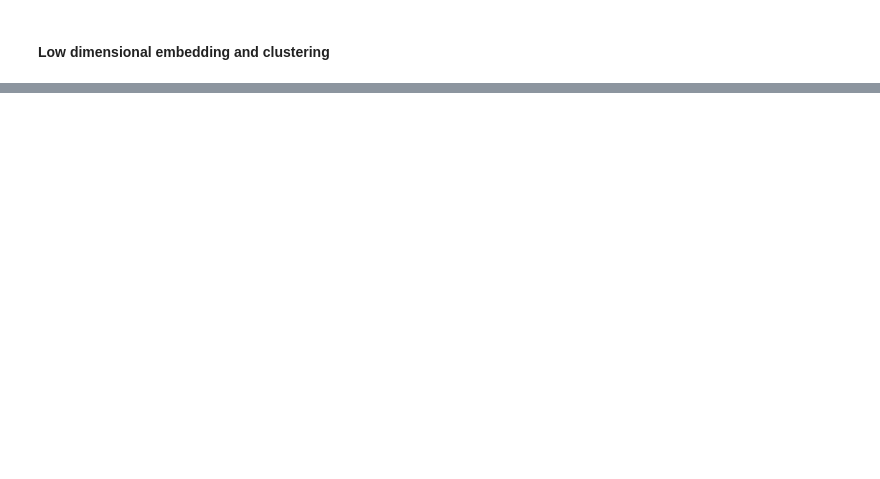
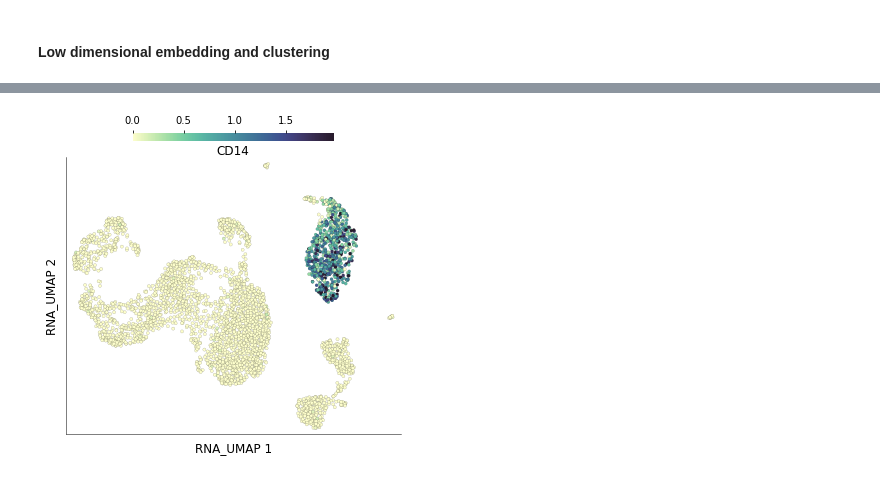
Before and after one commit to mujtababarsi/Scarf-workflow-PBMC, a Jupyter notebook: Scarf scRna-seq Analysis.ipynb, the cells around one changed output, grey strips where cells are left out. Drawn from its saved outputs; the diff is of its cells as text; code cells hidden in the pictures; blank space fills up the shorter version.

```diff
--- a/Scarf scRna-seq Analysis.ipynb
+++ b/Scarf scRna-seq Analysis.ipynb
@@ -219,0 +292,3 @@ ds.cells.head()
+# %%
+ds.plot_layout(layout_key='RNA_UMAP', color_by='CD14')
+# %% [output]
@@ -219,0 +296 @@ ds.cells.head()
+[figure, added]
```
Also changed, not shown: parts of 39 cells of this notebook.
